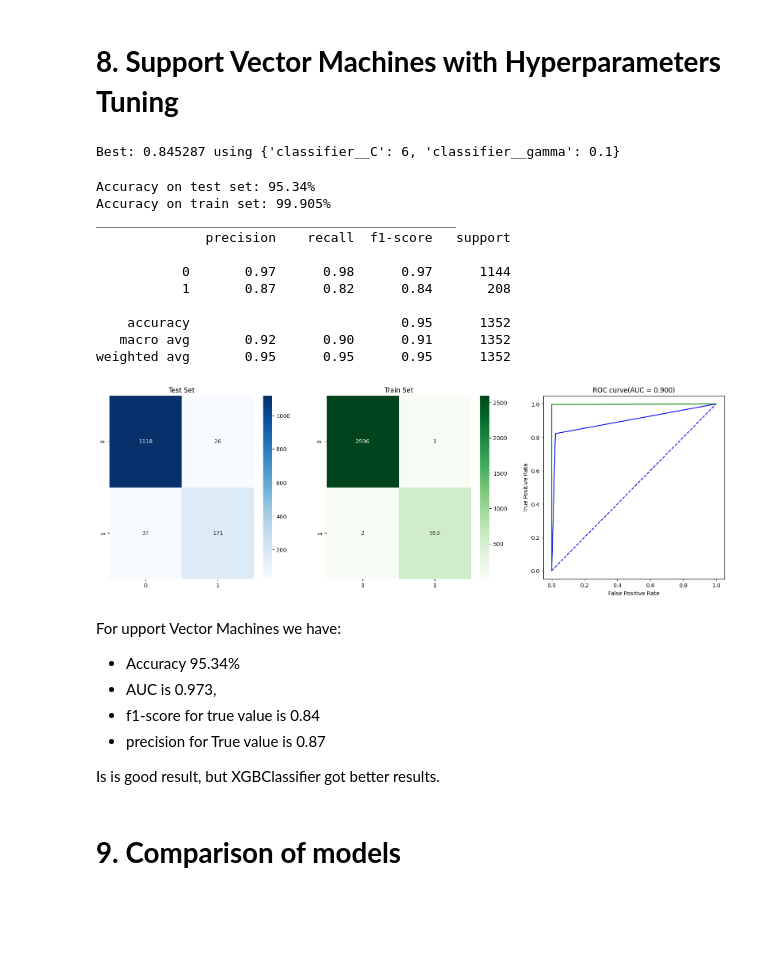
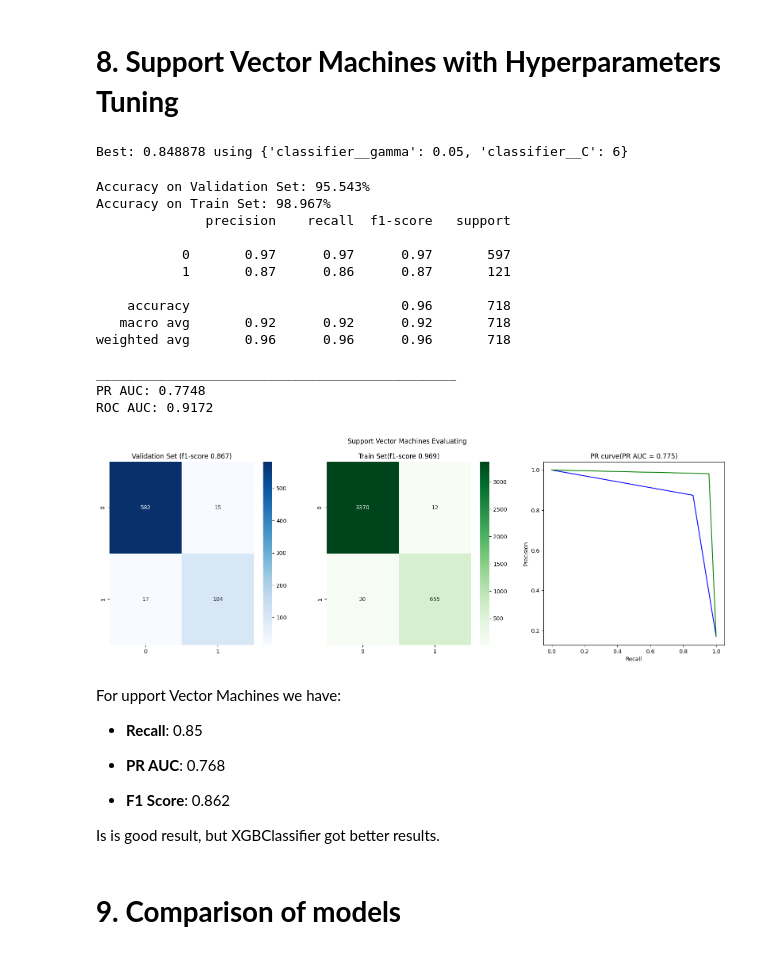
Before and after one commit to maria-snarava/portfolio-ml, a Jupyter notebook: CustomerChurnPrediction.ipynb, the cells around one changed output. Drawn from its saved outputs; the diff is of its cells as text; code cells hidden in the pictures; blank space fills up the shorter version.

```diff
--- a/CustomerChurnPrediction.ipynb
+++ b/CustomerChurnPrediction.ipynb
@@ -551,8 +619,6 @@ pipeline_5 = prepare_pipeline(X_train_2, decision_tree_model_2)
 
 pipeline_5.fit(X_train_2,y_train)
 
-results = model_evaluation(pipeline_5, X_cv_2, y_cv, X_train_2, y_train)
-results['Model'] = 'Decision Tree'
-
-collect_results = pd.concat([collect_results, pd.DataFrame(results, index=[3])])
+model = 'Desicion Tree'
+collect_results.append(model_evaluation(pipeline_5, X_val_2, y_val,  X_train_2, y_train, model=model))
 # %% [output]
@@ -593,7 +663,7 @@ grid_xgb = dict(
     classifier__learning_rate=[0.001,0.005,0.01,0.05,0.1,0.5,1,5]
     )
 
-grid_search_xgb = GridSearchCV(estimator=pipeline_5, param_grid=grid_xgb, cv=cv, scoring='f1')
+grid_search_xgb = RandomizedSearchCV(estimator=pipeline_5, param_distributions=grid_xgb, cv=cv, scoring='f1')
 grid_result_xgb = grid_search_xgb.fit(X_train_2, y_train)
 # summarize results
 print("Best: %f using %s" % (grid_result_xgb.best_score_, grid_result_xgb.best_params_))
@@ -609,8 +679,7 @@ xgb_2 = XGBClassifier(
 pipeline_6 = prepare_pipeline(X_train_2, xgb_2)
 
 pipeline_6.fit(X_train_2,y_train)
-results = model_evaluation(pipeline_6, X_cv_2, y_cv, X_train_2, y_train)
-results['Model'] = 'XGBClassifier'
+model = 'XGBClassifier'
 
-collect_results = pd.concat([collect_results, pd.DataFrame(results, index=[4])])
+collect_results.append(model_evaluation(pipeline_6, X_val_2, y_val,  X_train_2, y_train, model=model))
 # %% [output]
@@ -647,47 +720,49 @@ grid_svc = {
 svm = SVC(random_state=RANDOM_STATE)
 pipeline_7 = prepare_pipeline(X_train_2, svm)
 cv = RepeatedStratifiedKFold(n_splits=10, n_repeats=3, random_state=RANDOM_STATE)
-grid_search_svm = GridSearchCV(estimator=pipeline_7, param_grid=grid_svc, cv=cv, scoring='f1')
+grid_search_svm = RandomizedSearchCV(estimator=pipeline_7, param_distributions=grid_svc, cv=cv, scoring='f1')
 grid_result_svm = grid_search_svm.fit(X_train_2, y_train)
 # summarize results
 print("Best: %f using %s" % (grid_result_svm.best_score_, grid_result_svm.best_params_))
 # %% [output]
-Best: 0.845287 using {'classifier__C': 6, 'classifier__gamma': 0.1}
+Best: 0.848878 using {'classifier__gamma': 0.05, 'classifier__C': 6}
 # %%
 svm_2 = SVC(
     random_state=RANDOM_STATE,
     C = grid_result_svm.best_params_["classifier__C"],
     gamma = grid_result_svm.best_params_["classifier__gamma"]
     )
 
 pipeline_8 = prepare_pipeline(X_train_2, svm_2)
 
 pipeline_8.fit(X_train_2,y_train)
 
-results = model_evaluation(pipeline_8, X_cv_2, y_cv, X_train_2, y_train, probability=False)
-results['Model'] = 'Support Vector Machines'
-
-collect_results = pd.concat([collect_results, pd.DataFrame(results, index=[5])])
+model = 'Support Vector Machines'
+collect_results.append(model_evaluation(pipeline_8, X_val_2, y_val,  X_train_2, y_train, model=model, probability=False))
 # %% [output]
-Accuracy on test set: 95.34%
-Accuracy on train set: 99.905%
-______________________________________________
+Accuracy on Validation Set: 95.543%
+Accuracy on Train Set: 98.967%
               precision    recall  f1-score   support
 
-           0       0.97      0.98      0.97      1144
-           1       0.87      0.82      0.84       208
+           0       0.97      0.97      0.97       597
+           1       0.87      0.86      0.87       121
 
-    accuracy                           0.95      1352
-   macro avg       0.92      0.90      0.91      1352
-weighted avg       0.95      0.95      0.95      1352
+    accuracy                           0.96       718
+   macro avg       0.92      0.92      0.92       718
+weighted avg       0.96      0.96      0.96       718
+
+______________________________________________
+PR AUC: 0.7748
+ROC AUC: 0.9172
-[figure, old version]
+[figure, new version]
 # %% [markdown]
 For upport Vector Machines we have:
 
-- Accuracy 95.34%
-- AUC is 0.973,
-- f1-score for true value is 0.84
-- precision for True value is 0.87
+- **Recall**: 0.85
+
+- **PR AUC**: 0.768
+
+- **F1 Score**: 0.862
 
 Is is good result, but XGBClassifier got better results.
 # %% [markdown]
```
Also changed, not shown: parts of 37 cells of this notebook.
